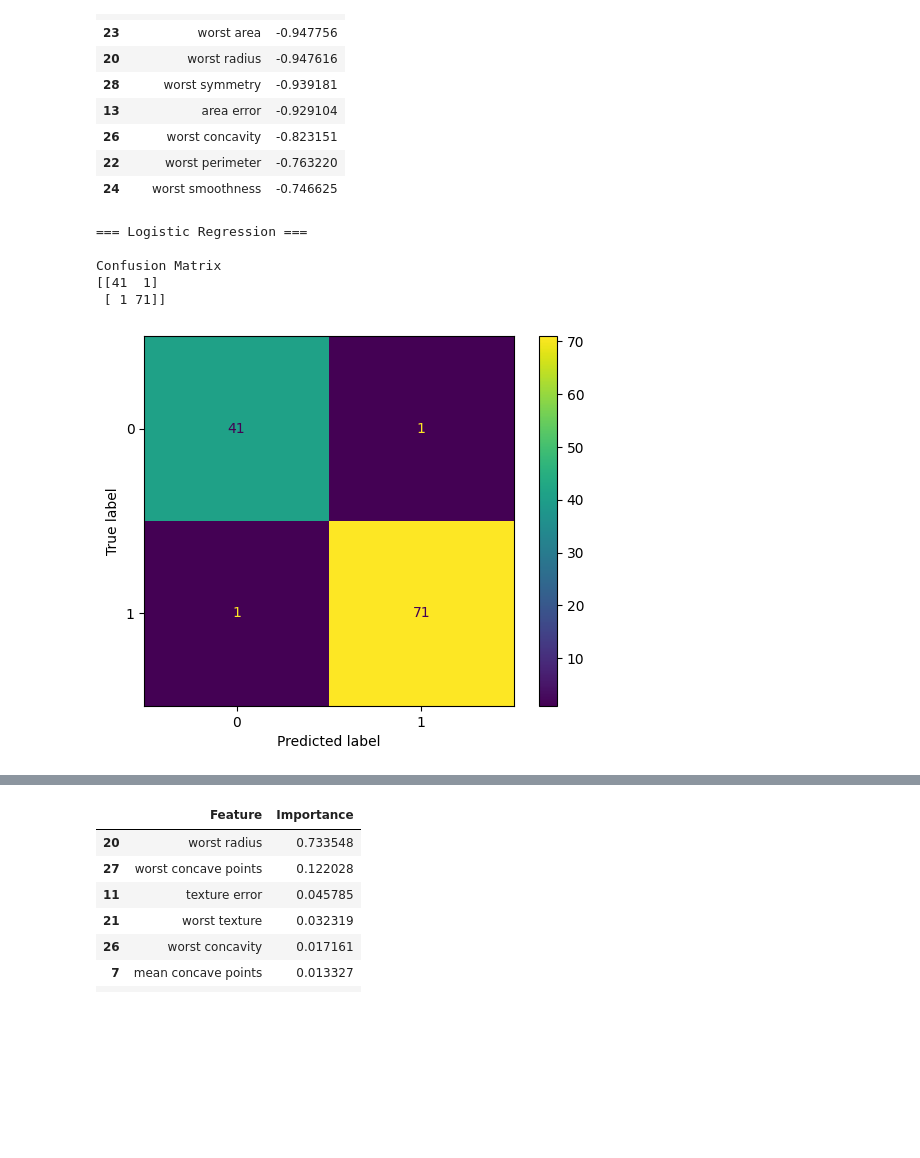
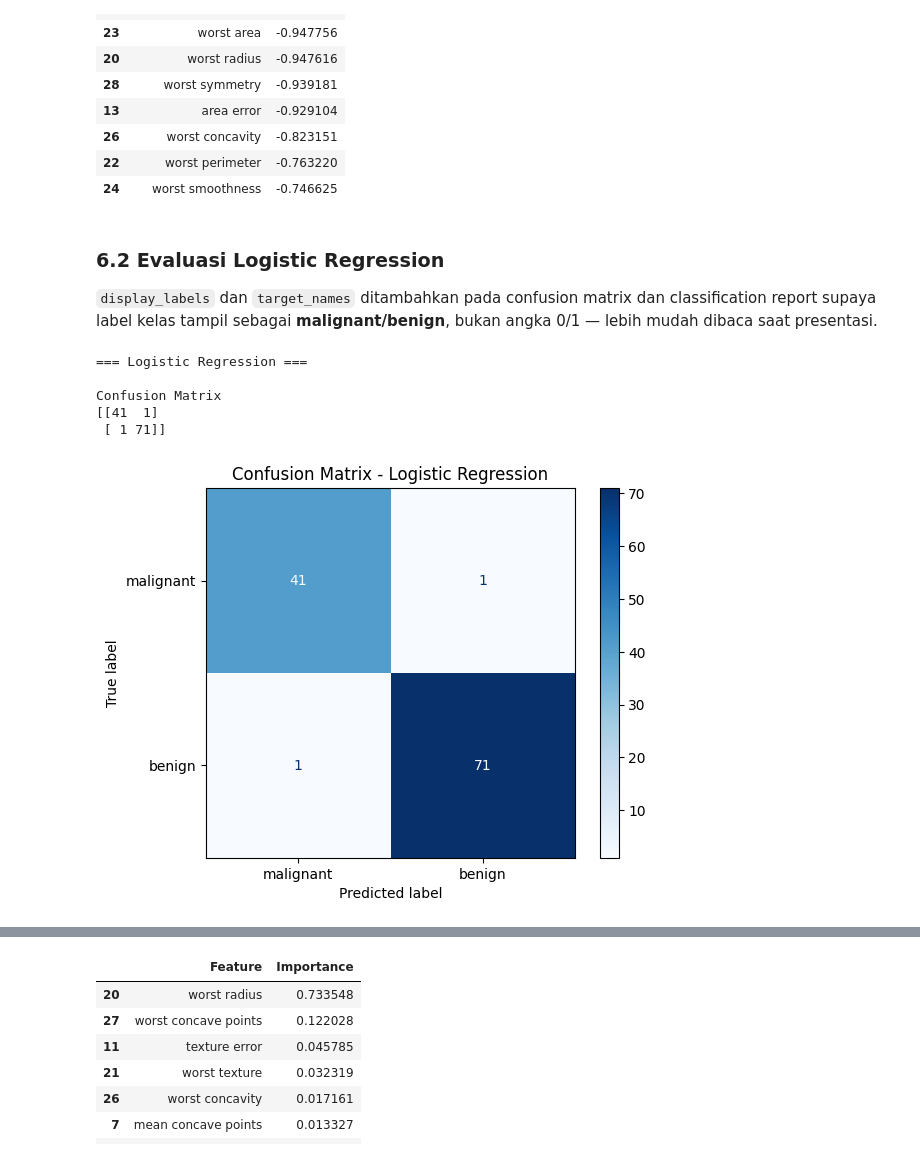
Before and after one commit to Yusep-T/data-science-2026, a Jupyter notebook: Pertemuan9_Yusep_250401020103.ipynb, the cells around one changed output, grey strips where cells are left out. Drawn from its saved outputs; the diff is of its cells as text; code cells hidden in the pictures; blank space fills up the shorter version.

```diff
--- a/Pertemuan9_Yusep_250401020103.ipynb
+++ b/Pertemuan9_Yusep_250401020103.ipynb
@@ -135,36 +189,33 @@ coef_df.head(10)
 | 26 | worst concavity | -0.823151 |
 | 22 | worst perimeter | -0.763220 |
 | 24 | worst smoothness | -0.746625 |
+# %% [markdown]
+### 6.2 Evaluasi Logistic Regression
+
+`display_labels` dan `target_names` ditambahkan pada confusion matrix dan classification report supaya label kelas tampil sebagai **malignant/benign**, bukan angka 0/1 — lebih mudah dibaca saat presentasi.
 # %%
 print("=== Logistic Regression ===")
 
 print("\nConfusion Matrix")
-
-cm = confusion_matrix(y_test,y_pred_log)
-
+cm = confusion_matrix(y_test, y_pred_log)
 print(cm)
 
-disp = ConfusionMatrixDisplay(cm)
-
-disp.plot()
-
+disp = ConfusionMatrixDisplay(cm, display_labels=data.target_names)
+disp.plot(cmap='Blues')
+plt.title("Confusion Matrix - Logistic Regression")
 plt.show()
 
-print("\nAccuracy :",accuracy_score(y_test,y_pred_log))
-
-print("Precision :",precision_score(y_test,y_pred_log))
-
-print("Recall :",recall_score(y_test,y_pred_log))
-
-print("F1 Score :",f1_score(y_test,y_pred_log))
+print("\nAccuracy  :", accuracy_score(y_test, y_pred_log))
+print("Precision :", precision_score(y_test, y_pred_log))
+print("Recall    :", recall_score(y_test, y_pred_log))
+print("F1 Score  :", f1_score(y_test, y_pred_log))
 
 print("\nClassification Report")
-
-print(classification_report(y_test,y_pred_log))
+print(classification_report(y_test, y_pred_log, target_names=data.target_names))
 # %% [output]
 === Logistic Regression ===
 
 Confusion Matrix
 [[41  1]
  [ 1 71]]
-[figure, old version]
+[figure, new version]
```
Also changed, not shown: parts of 28 cells of this notebook.
